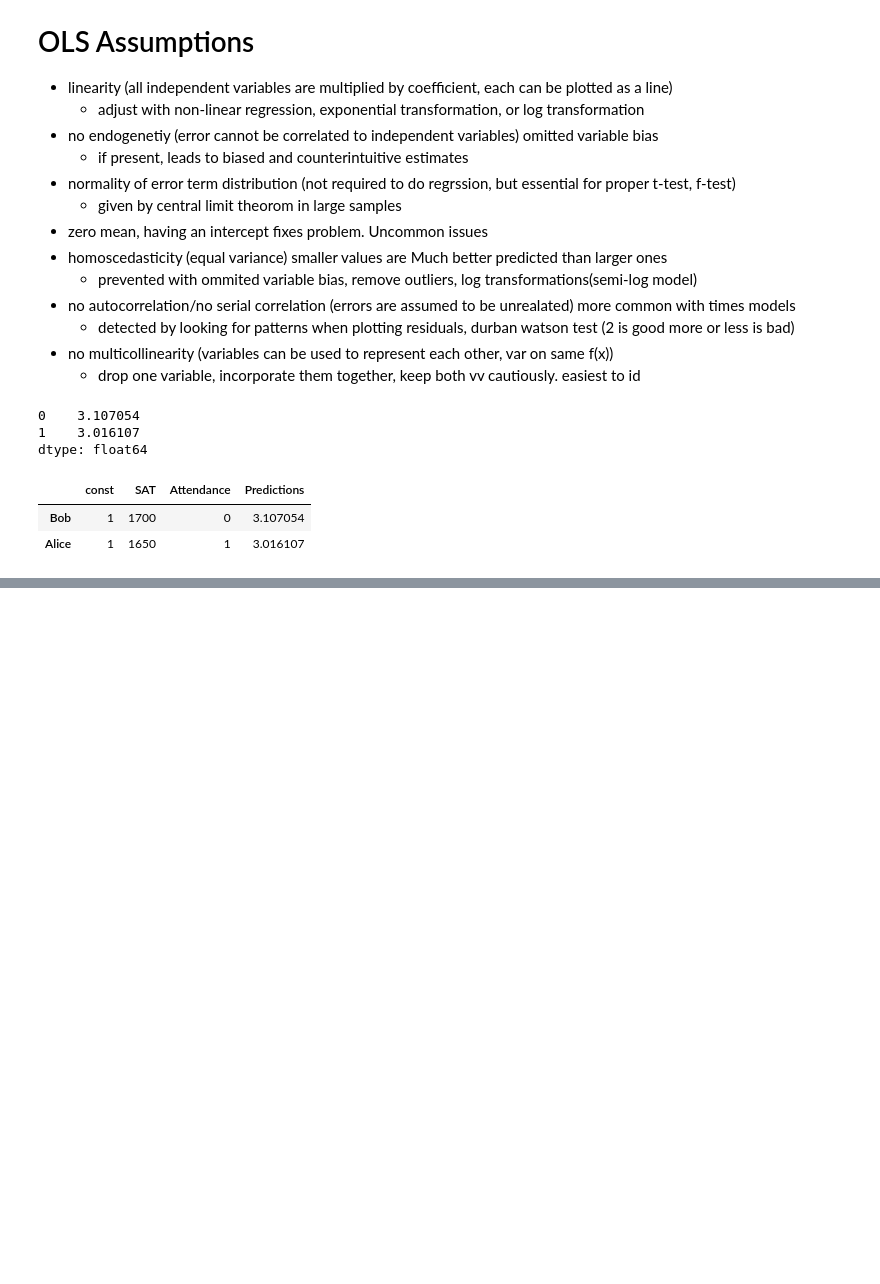
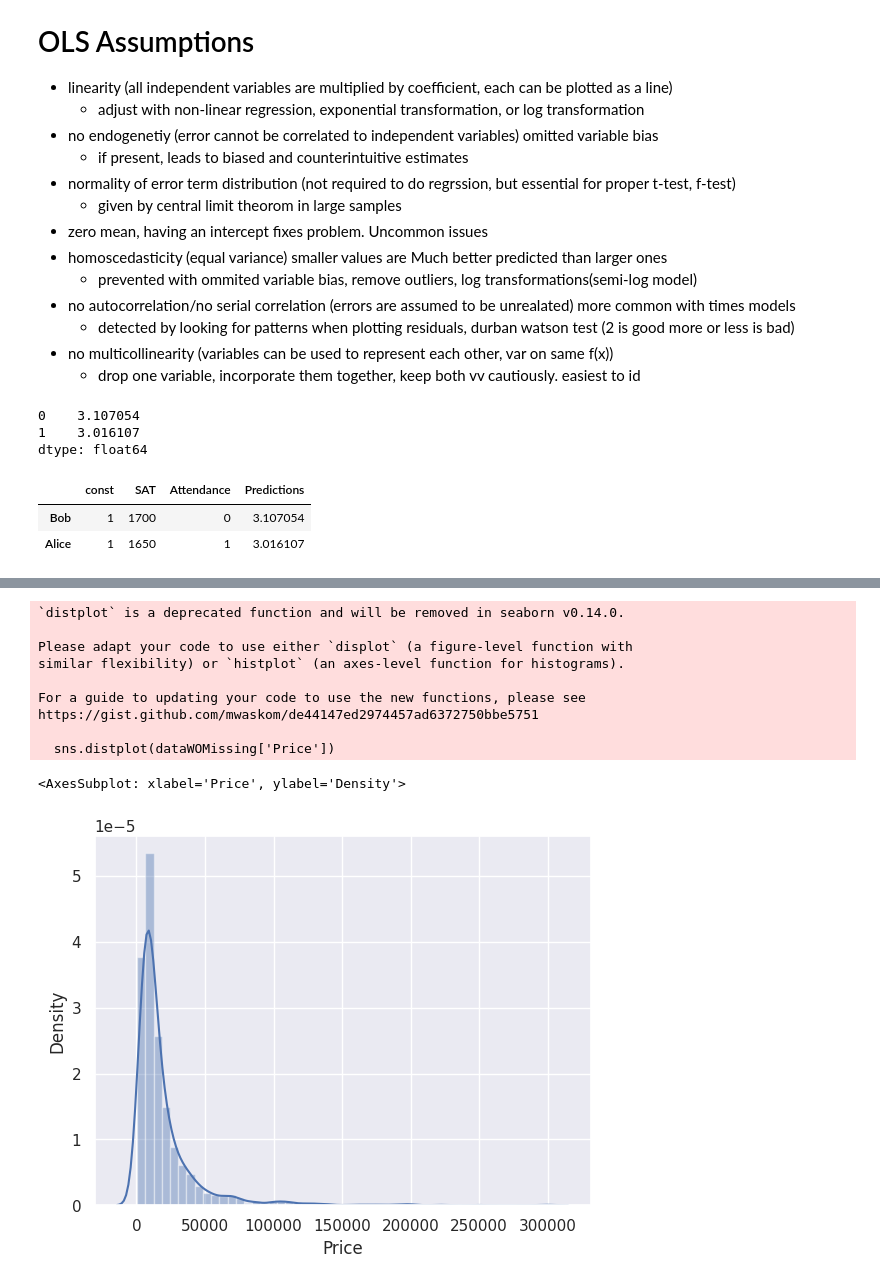
Before and after one commit to codingCells/Resources, a Jupyter notebook: DS_LinearRegression.ipynb, the cells around one changed output, grey strips where cells are left out. Saved outputs shown, nothing was run; the diff lists cells and outputs as text; code cells hidden in the pictures; blank space fills up the shorter version.

```diff
--- a/DS_LinearRegression.ipynb
+++ b/DS_LinearRegression.ipynb
@@ -169,0 +176,11 @@ joined.rename(index={0:'Bob',1:'Alice'})
+# %%
+import numpy as np
+import pandas as pd
+import matplotlib.pyplot as plt
+import seaborn as sns            #build upon matplotlib
+sns.set()
+
+from sklearn.linear_model import LinearRegression
+#data = pd.read_csv('1.01SimpleLinearRegression.csv')
+data = pd.read_csv('1.02MultipleLinearRegression.csv')
+data.head()
@@ -169,0 +321,11 @@ joined.rename(index={0:'Bob',1:'Alice'})
+# %%
+import numpy as np
+import pandas as pd
+import statsmodels.api as sm
+import matplotlib.pyplot as plt
+from sklearn.linear_model import LinearRegression
+import seaborn as sns
+sns.set()
+
+rawData = pd.read_csv('1.04RealLifeExample.csv')
+rawData.head()
@@ -169,0 +356,4 @@ joined.rename(index={0:'Bob',1:'Alice'})
+# %%
+data = rawData.drop(['Model'],axis=1)
+data = data.drop(['Registration'],axis=1)
+data.describe(include = 'all')
@@ -169,0 +386,17 @@ joined.rename(index={0:'Bob',1:'Alice'})
+# %%
+dataWOMissing = data.dropna(axis=0)
+# %%
+#explore PDF   searching for normal distributions
+sns.distplot(dataWOMissing['Price'])
+# %% [output]
+`distplot` is a deprecated function and will be removed in seaborn v0.14.0.
+
+Please adapt your code to use either `displot` (a figure-level function with
+similar flexibility) or `histplot` (an axes-level function for histograms).
+
+For a guide to updating your code to use the new functions, please see
+https://gist.github.com/mwaskom/de44147ed2974457ad6372750bbe5751
+
+  sns.distplot(dataWOMissing['Price'])
+<AxesSubplot: xlabel='Price', ylabel='Density'>
+[figure, added]
```
Also changed, not shown: parts of 31 cells of this notebook.
